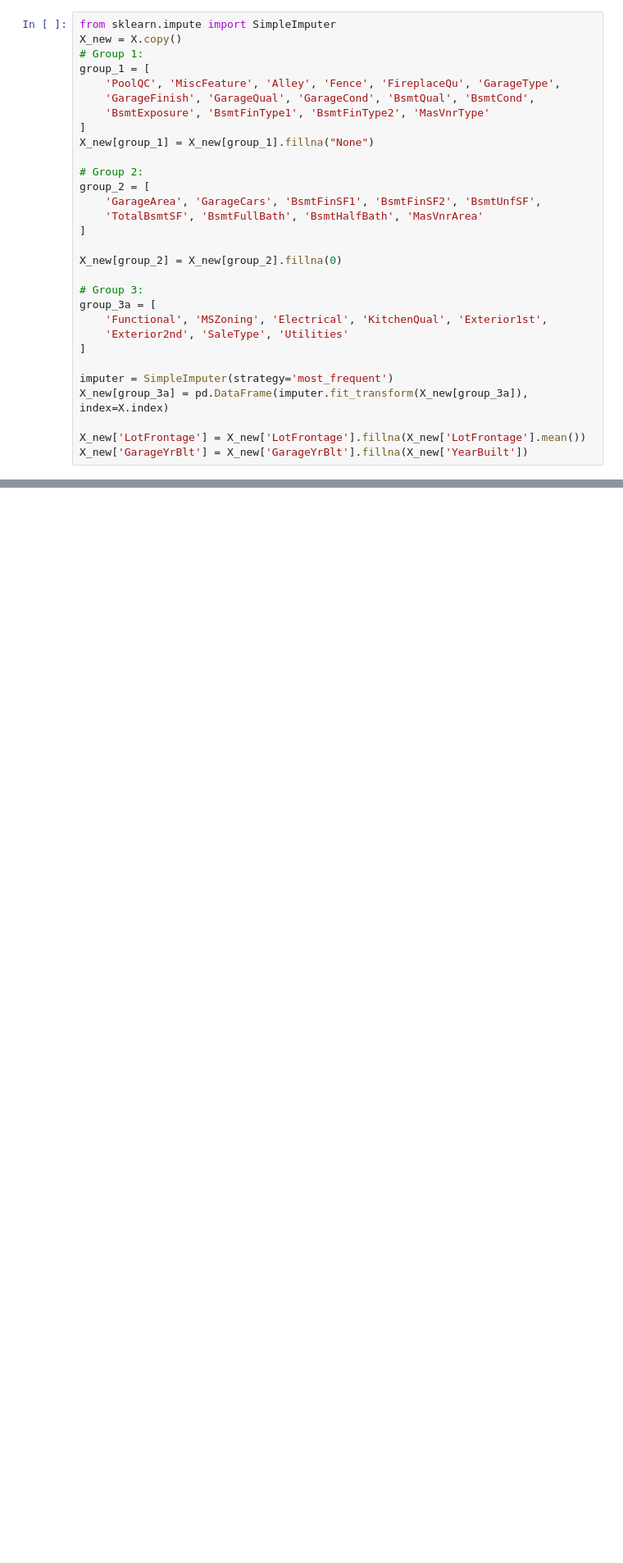
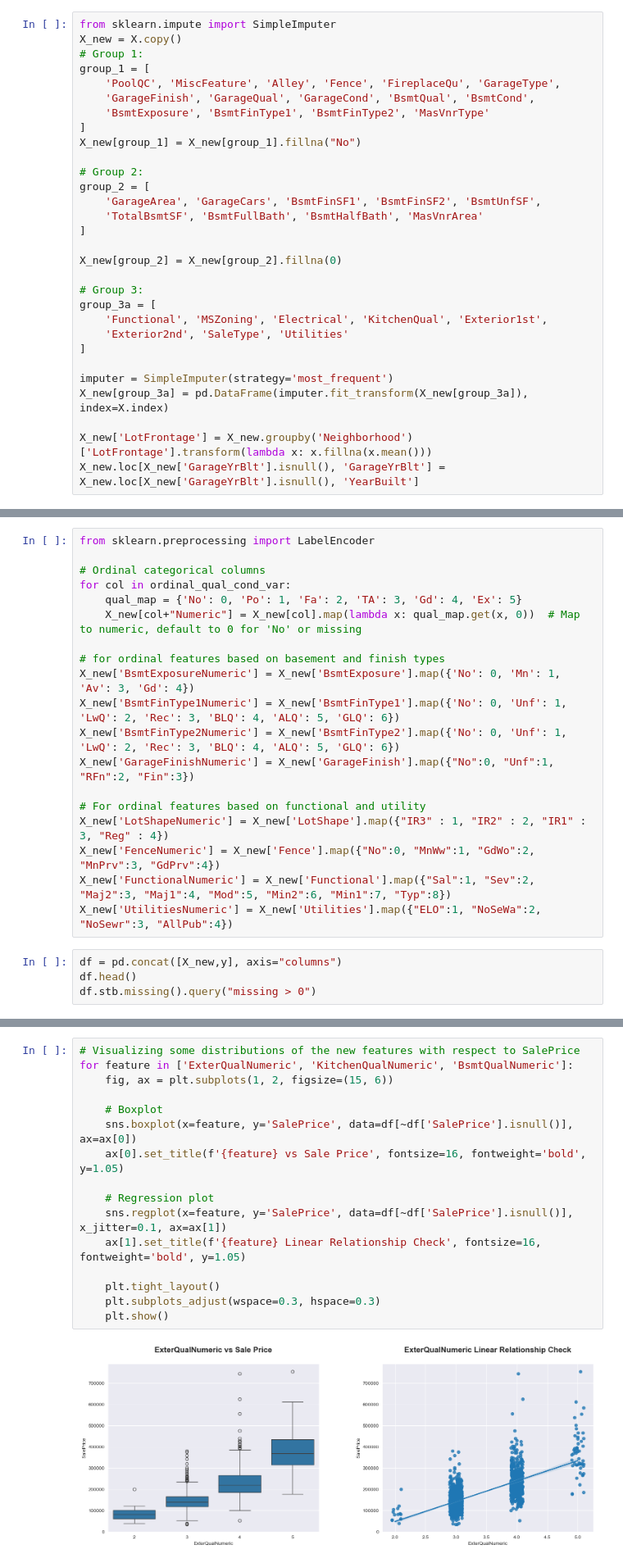
Before and after one commit to annugit1655/Real-Estate-Price-Prediction, a Jupyter notebook: Real-Estate-Price-Prediction/notebooks/house-price.ipynb, the cells around one changed output, grey strips where cells are left out. Shown at 82% size. Cells and saved outputs as stored; diff of their text form; blank space fills up the shorter version.

```diff
--- a/Real-Estate-Price-Prediction/notebooks/house-price.ipynb
+++ b/Real-Estate-Price-Prediction/notebooks/house-price.ipynb
@@ -584,7 +674,7 @@ group_1 = [
     'GarageFinish', 'GarageQual', 'GarageCond', 'BsmtQual', 'BsmtCond',
     'BsmtExposure', 'BsmtFinType1', 'BsmtFinType2', 'MasVnrType'
 ]
-X_new[group_1] = X_new[group_1].fillna("None")
+X_new[group_1] = X_new[group_1].fillna("No")
 
 # Group 2:
 group_2 = [
@@ -603,8 +693,8 @@ group_3a = [
 imputer = SimpleImputer(strategy='most_frequent')
 X_new[group_3a] = pd.DataFrame(imputer.fit_transform(X_new[group_3a]), index=X.index)
 
-X_new['LotFrontage'] = X_new['LotFrontage'].fillna(X_new['LotFrontage'].mean())
-X_new['GarageYrBlt'] = X_new['GarageYrBlt'].fillna(X_new['YearBuilt'])
+X_new['LotFrontage'] = X_new.groupby('Neighborhood')['LotFrontage'].transform(lambda x: x.fillna(x.mean()))
+X_new.loc[X_new['GarageYrBlt'].isnull(), 'GarageYrBlt'] = X_new.loc[X_new['GarageYrBlt'].isnull(), 'YearBuilt']
 # %%
 # Check whether there is any missing data left:
 X_new.isnull().sum().sum()
@@ -686,0 +761,23 @@ for col in label_encoding_cols:
+# %%
+from sklearn.preprocessing import LabelEncoder
+
+# Ordinal categorical columns
+for col in ordinal_qual_cond_var:
+    qual_map = {'No': 0, 'Po': 1, 'Fa': 2, 'TA': 3, 'Gd': 4, 'Ex': 5}
+    X_new[col+"Numeric"] = X_new[col].map(lambda x: qual_map.get(x, 0))  # Map to numeric, default to 0 for 'No' or missing
+
+# for ordinal features based on basement and finish types
+X_new['BsmtExposureNumeric'] = X_new['BsmtExposure'].map({'No': 0, 'Mn': 1, 'Av': 3, 'Gd': 4})
+X_new['BsmtFinType1Numeric'] = X_new['BsmtFinType1'].map({'No': 0, 'Unf': 1, 'LwQ': 2, 'Rec': 3, 'BLQ': 4, 'ALQ': 5, 'GLQ': 6})
+X_new['BsmtFinType2Numeric'] = X_new['BsmtFinType2'].map({'No': 0, 'Unf': 1, 'LwQ': 2, 'Rec': 3, 'BLQ': 4, 'ALQ': 5, 'GLQ': 6})
+X_new['GarageFinishNumeric'] = X_new['GarageFinish'].map({"No":0, "Unf":1, "RFn":2, "Fin":3})
+
+# For ordinal features based on functional and utility
+X_new['LotShapeNumeric'] = X_new['LotShape'].map({"IR3" : 1, "IR2" : 2, "IR1" : 3, "Reg" : 4})
+X_new['FenceNumeric'] = X_new['Fence'].map({"No":0, "MnWw":1, "GdWo":2, "MnPrv":3, "GdPrv":4})
+X_new['FunctionalNumeric'] = X_new['Functional'].map({"Sal":1, "Sev":2, "Maj2":3, "Maj1":4, "Mod":5, "Min2":6, "Min1":7, "Typ":8})
+X_new['UtilitiesNumeric'] = X_new['Utilities'].map({"ELO":1, "NoSeWa":2, "NoSewr":3, "AllPub":4})
+# %%
+df = pd.concat([X_new,y], axis="columns")
+df.head()
+df.stb.missing().query("missing > 0")
@@ -686,0 +787,18 @@ for col in label_encoding_cols:
+# %%
+# Visualizing some distributions of the new features with respect to SalePrice
+for feature in ['ExterQualNumeric', 'KitchenQualNumeric', 'BsmtQualNumeric']:
+    fig, ax = plt.subplots(1, 2, figsize=(15, 6))
+
+    # Boxplot
+    sns.boxplot(x=feature, y='SalePrice', data=df[~df['SalePrice'].isnull()], ax=ax[0])
+    ax[0].set_title(f'{feature} vs Sale Price', fontsize=16, fontweight='bold', y=1.05)
+
+    # Regression plot
+    sns.regplot(x=feature, y='SalePrice', data=df[~df['SalePrice'].isnull()], x_jitter=0.1, ax=ax[1])
+    ax[1].set_title(f'{feature} Linear Relationship Check', fontsize=16, fontweight='bold', y=1.05)
+
+    plt.tight_layout()
+    plt.subplots_adjust(wspace=0.3, hspace=0.3)
+    plt.show()
+# %% [output]
+[figure, added]
```
Also changed, not shown: parts of 11 cells of this notebook.
